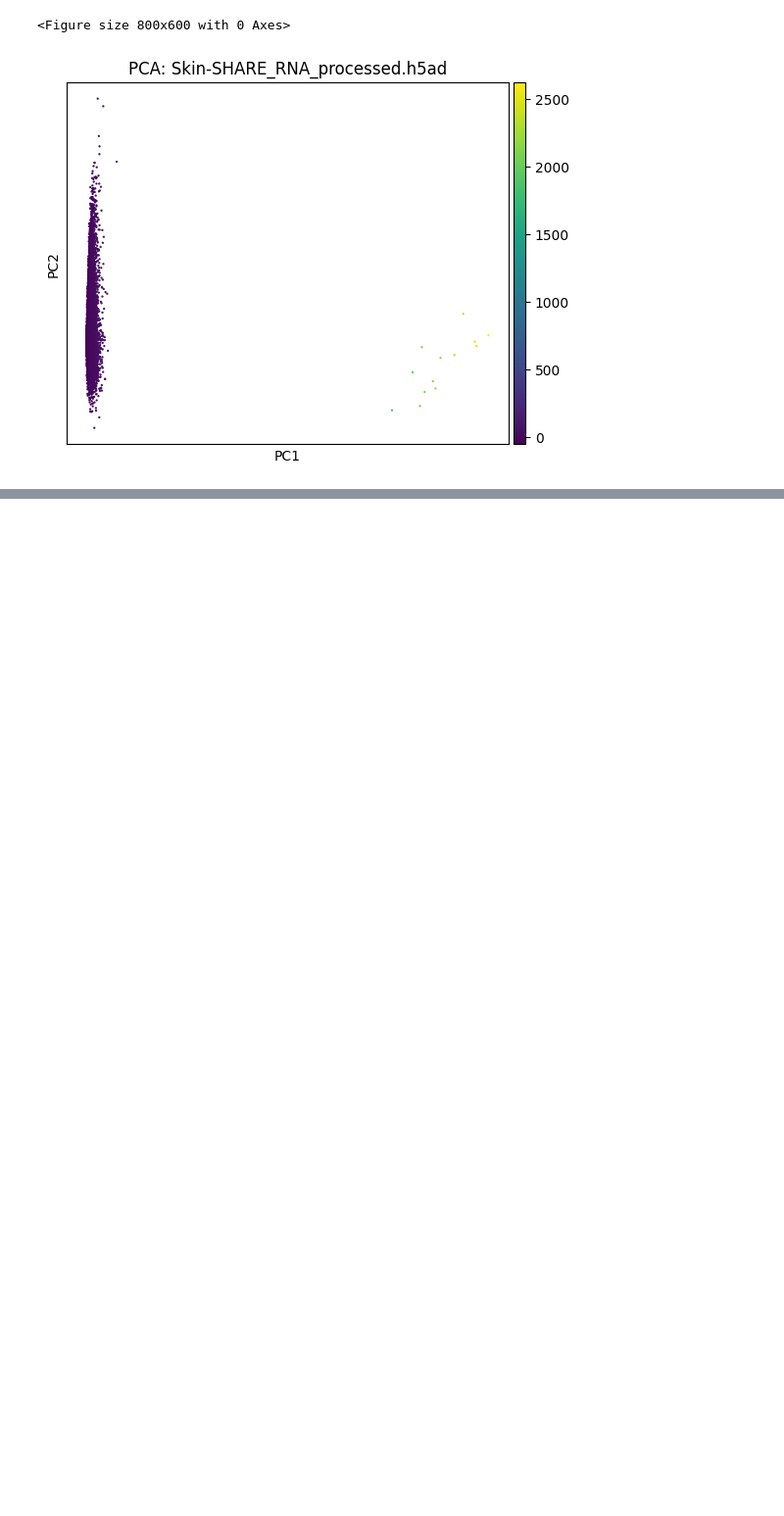
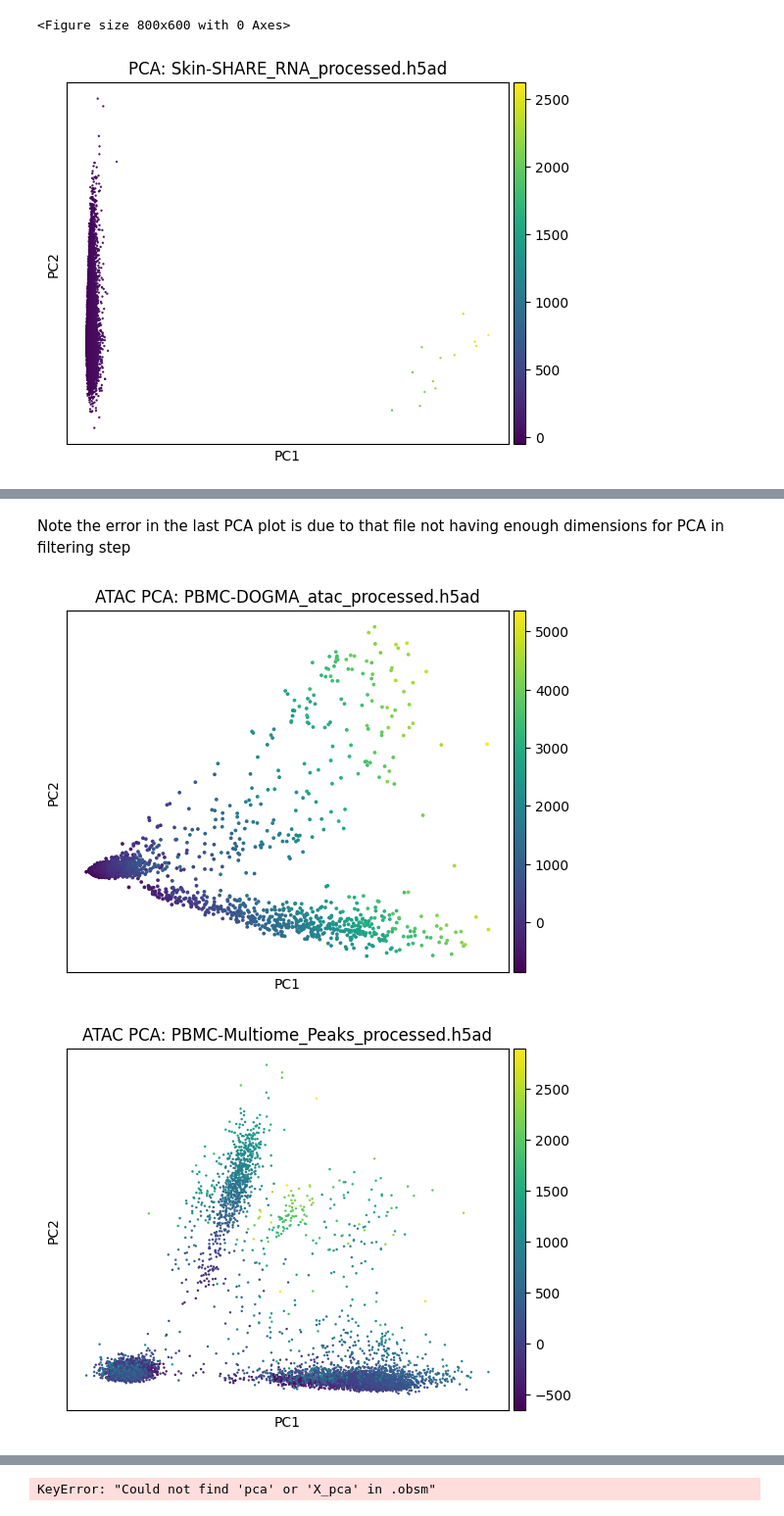
Before and after one commit to ZW471/MultiOmicsIntegration, a Jupyter notebook: datasets/data_preprocessing_and_reduction.ipynb, the cells around one changed output, grey strips where cells are left out. Shown at 98% size. Saved outputs shown, nothing was run; the diff lists cells and outputs as text; code cells hidden in the pictures; blank space fills up the shorter version.

```diff
--- a/datasets/data_preprocessing_and_reduction.ipynb
+++ b/datasets/data_preprocessing_and_reduction.ipynb
@@ -211,0 +340,19 @@ for rna_file in rna_files:
+# %%
+import h5py
+import os
+
+def remove_lsi_key(h5ad_path):
+    """
+    Opens the .h5ad file with h5py and removes the varm/LSI key
+    if it exists. This prevents shape mismatch errors upon reading.
+    """
+    with h5py.File(h5ad_path, "r+") as f:
+        # Navigate to 'varm' group if it exists
+        if "varm" in f:
+            varm_group = f["varm"]
+            # Check if LSI is in varm
+            if "LSI" in varm_group:
+                print(f"Removing varm/LSI from {h5ad_path} ...")
+                del varm_group["LSI"]
+            if "LSI.RAW" in varm_group: del varm_group["LSI.RAW"]
+            if "LSI_SVD" in varm_group: del varm_group["LSI_SVD"]
@@ -211,0 +539,17 @@ for rna_file in rna_files:
+# %% [markdown]
+Note the error in the last PCA plot is due to that file not having enough dimensions for PCA in filtering step
+# %%
+# ATAC
+atac_processed_files = [f for f in os.listdir(processed_dir) if f.endswith("_atac_processed.h5ad") or f.endswith("_Peaks_processed.h5ad")]
+for fname in atac_processed_files:
+    adata_atac = sc.read_h5ad(os.path.join(processed_dir, fname))
+
+    # Compute total counts if missing
+    if "total_counts" not in adata_atac.obs:
+        adata_atac.obs["total_counts"] = np.sum(adata_atac.X, axis=1)
+
+    sc.pl.pca(adata_atac, color="total_counts", title=f"ATAC PCA: {fname}")
+    plt.show()
+# %% [output]
+[figure, added]
+[figure, added]
@@ -211,0 +557 @@ for rna_file in rna_files:
+KeyError: "Could not find 'pca' or 'X_pca' in .obsm"
```
Also changed, not shown: parts of 11 cells of this notebook.
